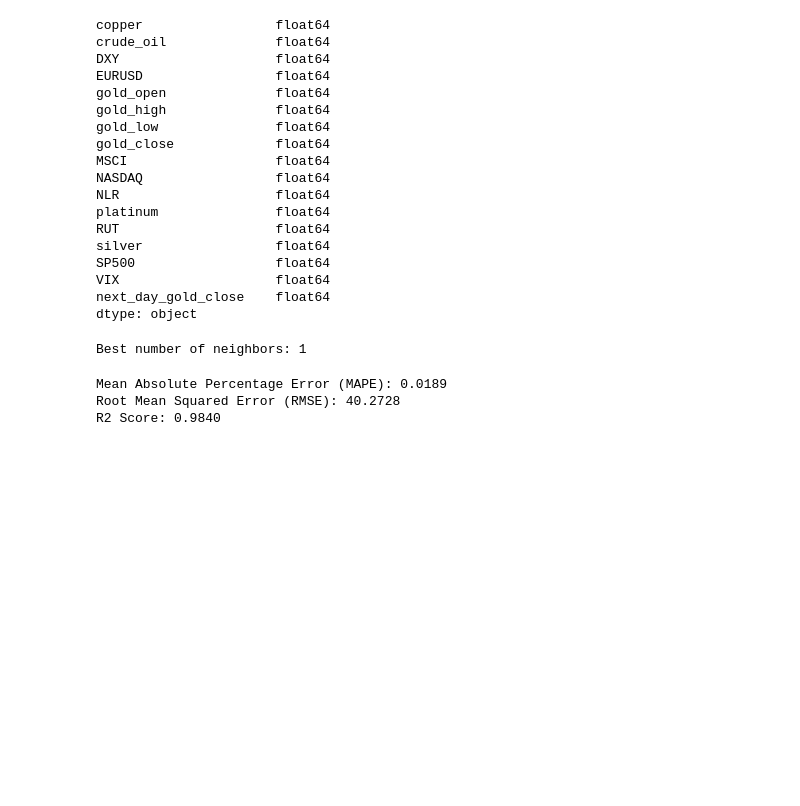
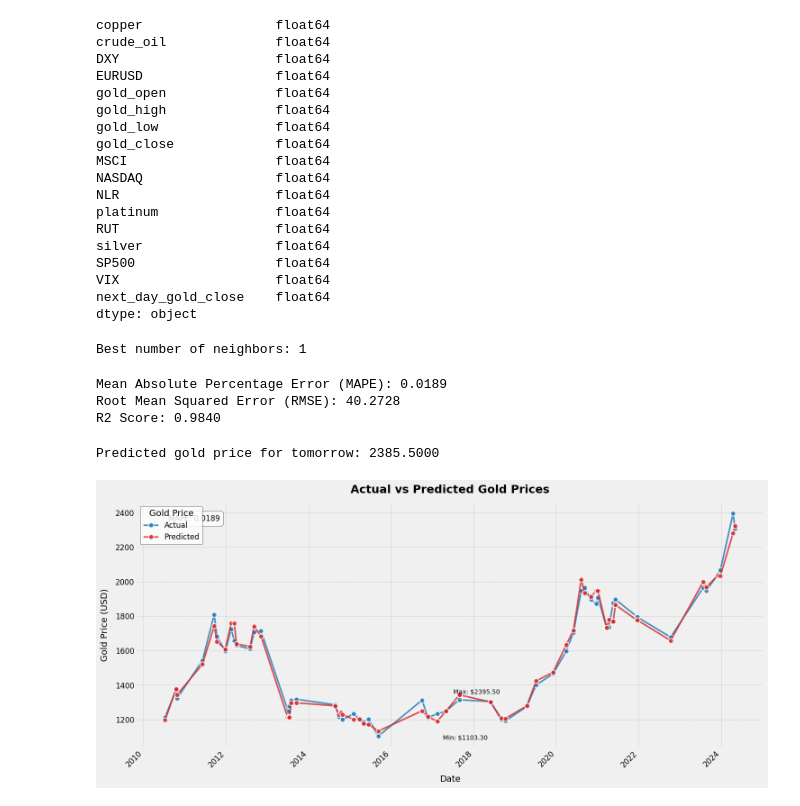
Before and after one commit to datzxje/ML_Project, a Jupyter notebook: model/KNN.ipynb, the cells around one changed output. Cells and saved outputs as stored; diff of their text form; code cells hidden in the pictures; blank space fills up the shorter version.

```diff
--- a/model/KNN.ipynb
+++ b/model/KNN.ipynb
@@ -103,3 +105,77 @@ print(f"R2 Score: {r2:.4f}")
 Mean Absolute Percentage Error (MAPE): 0.0189
 Root Mean Squared Error (RMSE): 40.2728
 R2 Score: 0.9840
+# %%
+# Dự đoán giá vàng ngày mai dựa trên dữ liệu hôm nay
+latest_data = data.tail(1)[features]
+latest_data_scaled = scaler.transform(latest_data)
+tomorrow_gold_price = knn.predict(latest_data_scaled)
+print(f"Predicted gold price for tomorrow: {tomorrow_gold_price[0]:.4f}")
+# %% [output]
+Predicted gold price for tomorrow: 2385.5000
+# %%
+# Reset the index to use the date for plotting
+X_test.reset_index(inplace=True)
+y_test = y_test.reset_index()
+
+# Create a DataFrame for actual vs predicted values
+comparison_df = pd.DataFrame({
+    'Date': X_test['Date'],
+    'Actual': y_test['next_day_gold_close'],
+    'Predicted': y_pred
+})
+
+# Sort by date for better visualization
+comparison_df.sort_values('Date', inplace=True)
+
+# Set the style for better aesthetics
+plt.style.use('fivethirtyeight')
+
+# Create the figure
+plt.figure(figsize=(16, 8))
+
+# Plot actual gold prices
+plt.plot(comparison_df['Date'], comparison_df['Actual'], label='Actual', color='#1f77b4', linewidth=2.5, alpha=0.8, marker='o', markersize=8, markeredgecolor='white', markeredgewidth=1.5)
+
+# Plot predicted gold prices
+plt.plot(comparison_df['Date'], comparison_df['Predicted'], label='Predicted', color='#d62728', linewidth=2.5, alpha=0.8, marker='o', markersize=8, markeredgecolor='white', markeredgewidth=1.5)
+
+# Set title and labels with larger font sizes
+plt.title('Actual vs Predicted Gold Prices', fontsize=18, fontweight='bold', pad=15)
+plt.xlabel('Date', fontsize=14, labelpad=10)
+plt.ylabel('Gold Price (USD)', fontsize=14, labelpad=10)
+
+# Customize grid
+plt.grid(True, color='gray', linestyle='--', linewidth=0.5, alpha=0.5)
+
+# Improve x-axis date labels
+plt.gcf().autofmt_xdate()
+plt.xticks(fontsize=12, rotation=45)
+plt.yticks(fontsize=12)
+
+# Add annotations for min and max points
+actual_min_idx = comparison_df['Actual'].idxmin()
+actual_max_idx = comparison_df['Actual'].idxmax()
+pred_min_idx = comparison_df['Predicted'].idxmin()
+pred_max_idx = comparison_df['Predicted'].idxmax()
+
+plt.annotate(f'Min: ${comparison_df["Actual"].min():.2f}', xy=(comparison_df.iloc[actual_min_idx]['Date'], comparison_df.iloc[actual_min_idx]['Actual']),
+            xytext=(-100, -30), textcoords='offset points', fontsize=10, arrowprops=dict(arrowstyle='->', connectionstyle='arc3,rad=0.2'))
+plt.annotate(f'Max: ${comparison_df["Actual"].max():.2f}', xy=(comparison_df.iloc[actual_max_idx]['Date'], comparison_df.iloc[actual_max_idx]['Actual']),
+            xytext=(50, 10), textcoords='offset points', fontsize=10, arrowprops=dict(arrowstyle='->', connectionstyle='arc3,rad=-0.2'))
+
+# Enhance legend
+legend = plt.legend(loc='upper left', fontsize=12, title='Gold Price', title_fontsize=14, edgecolor='black', facecolor='white')
+legend.get_frame().set_alpha(0.8)
+
+# Add MAPE score on the plot
+plt.text(0.05, 0.95, f'MAPE: {mape:.4f}', transform=plt.gca().transAxes, fontsize=12, verticalalignment='top', bbox=dict(boxstyle='round,pad=0.5', fc='white', ec='black', alpha=0.8))
+
+# Save the plot as a high-quality image
+# plt.savefig('gold_price_prediction.png', dpi=300, bbox_inches='tight')
+# print("The plot has been saved as 'gold_price_prediction.png'")
+
+# Display the plot
+plt.show()
+# %% [output]
+[figure, added]
```
Also changed, not shown: parts of 1 cell of this notebook.
